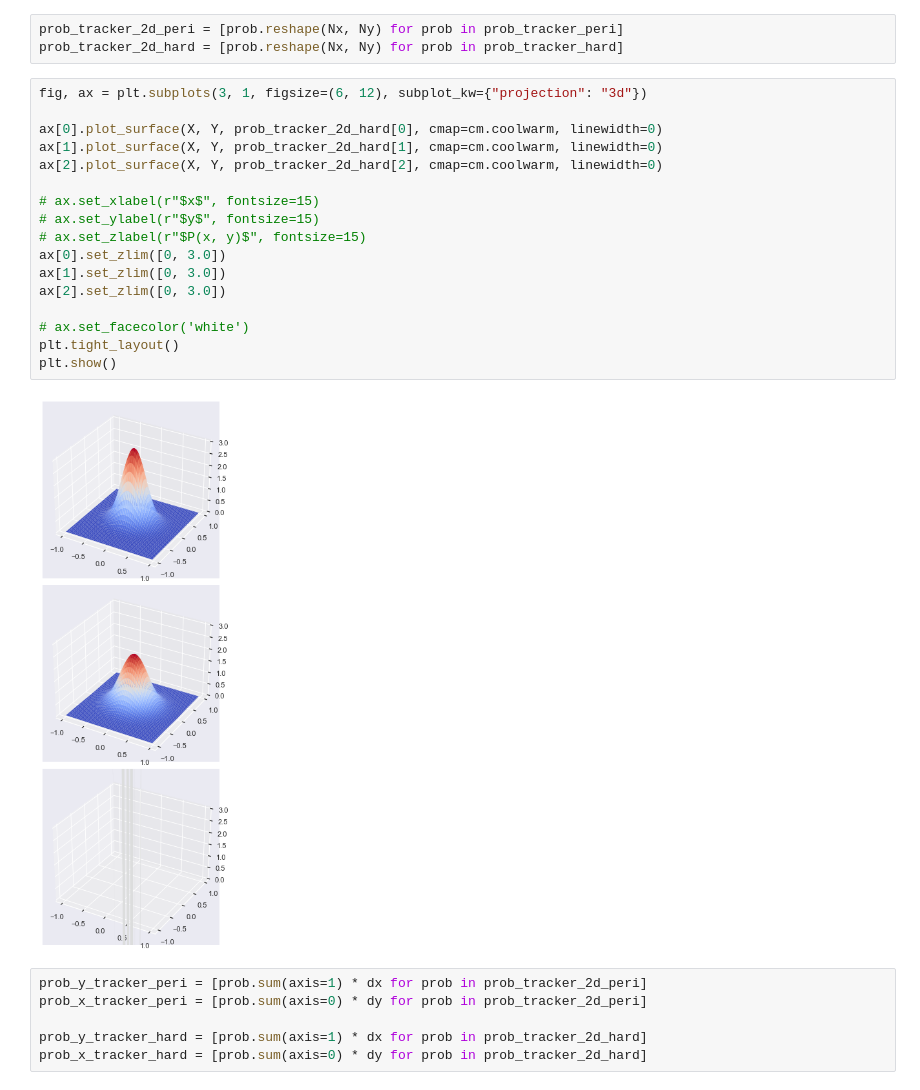
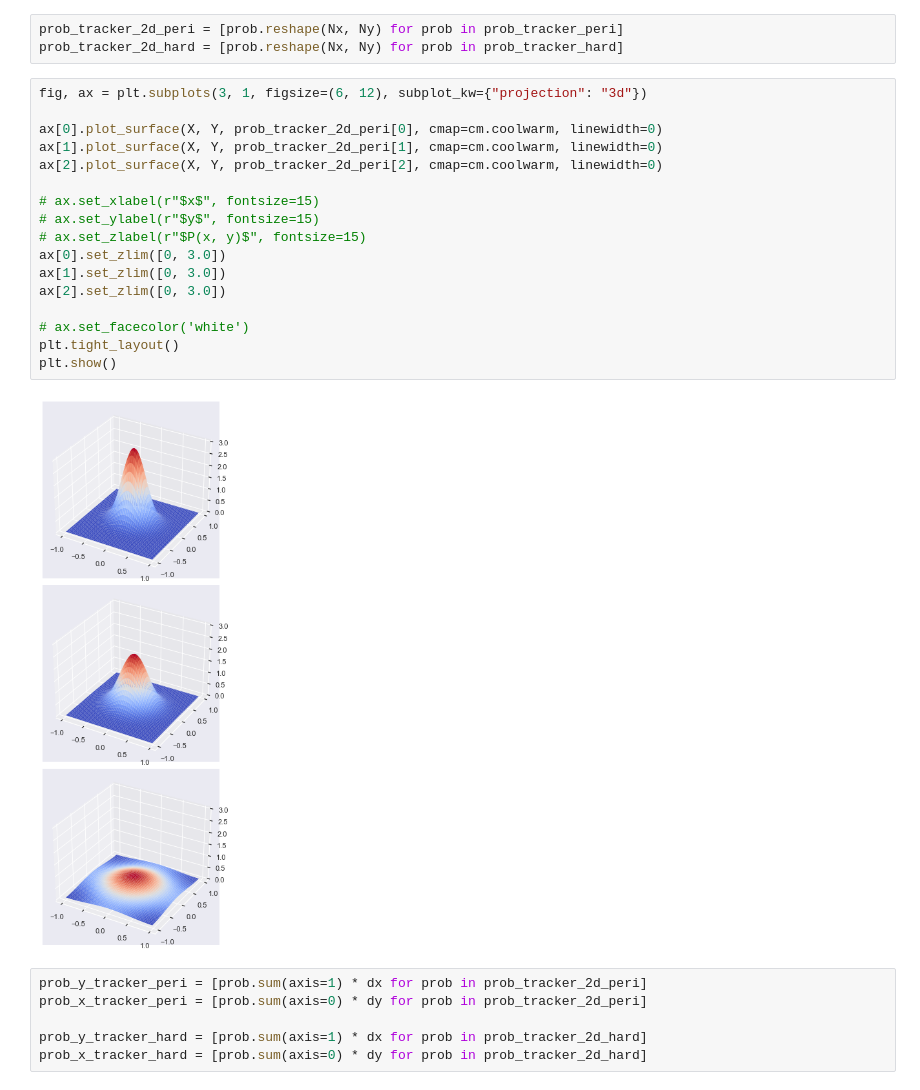
Before and after one commit to StevenJLarge/FokkerPlanck, a Jupyter notebook: notebooks/09-slarge-2d-integration-pt2.ipynb, the cells around one changed output. Drawn from its saved outputs; the diff is of its cells as text.

```diff
--- a/notebooks/09-slarge-2d-integration-pt2.ipynb
+++ b/notebooks/09-slarge-2d-integration-pt2.ipynb
@@ -312,22 +312,22 @@ prob_tracker_2d_hard = [prob.reshape(Nx, Ny) for prob in prob_tracker_hard]
 # %%
 fig, ax = plt.subplots(3, 1, figsize=(6, 12), subplot_kw={"projection": "3d"})
 
-ax[0].plot_surface(X, Y, prob_tracker_2d_hard[0], cmap=cm.coolwarm, linewidth=0)
-ax[1].plot_surface(X, Y, prob_tracker_2d_hard[1], cmap=cm.coolwarm, linewidth=0)
-ax[2].plot_surface(X, Y, prob_tracker_2d_hard[2], cmap=cm.coolwarm, linewidth=0)
+ax[0].plot_surface(X, Y, prob_tracker_2d_peri[0], cmap=cm.coolwarm, linewidth=0)
+ax[1].plot_surface(X, Y, prob_tracker_2d_peri[1], cmap=cm.coolwarm, linewidth=0)
+ax[2].plot_surface(X, Y, prob_tracker_2d_peri[2], cmap=cm.coolwarm, linewidth=0)
 
 # ax.set_xlabel(r"$x$", fontsize=15)
 # ax.set_ylabel(r"$y$", fontsize=15)
 # ax.set_zlabel(r"$P(x, y)$", fontsize=15)
 ax[0].set_zlim([0, 3.0])
 ax[1].set_zlim([0, 3.0])
 ax[2].set_zlim([0, 3.0])
 
 # ax.set_facecolor('white')
 plt.tight_layout()
 plt.show()
 # %% [output]
-[figure, old version]
+[figure, new version]
 # %%
 prob_y_tracker_peri = [prob.sum(axis=1) * dx for prob in prob_tracker_2d_peri]
 prob_x_tracker_peri = [prob.sum(axis=0) * dy for prob in prob_tracker_2d_peri]
```
Also changed, not shown: parts of 4 cells of this notebook, 2 other files.
